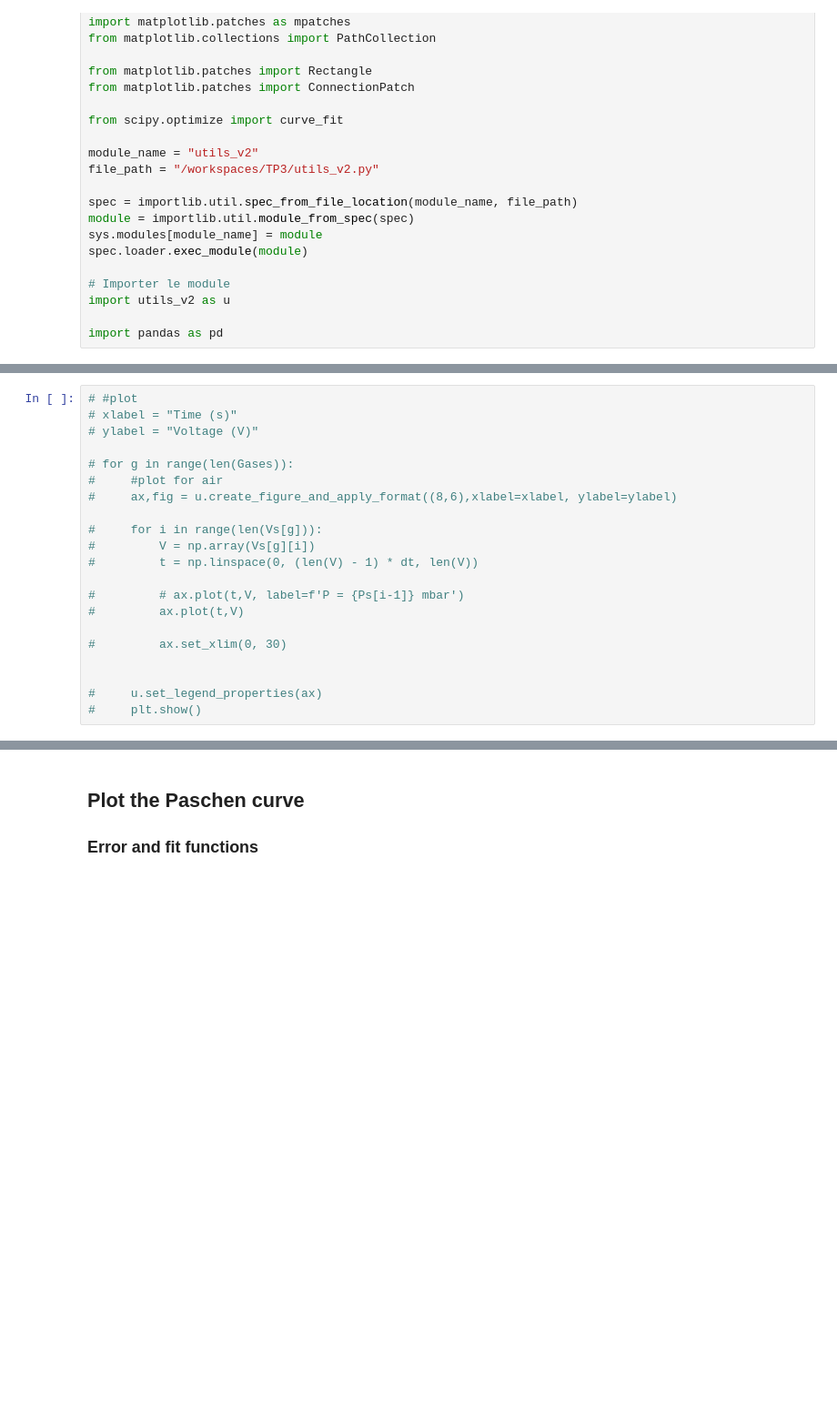
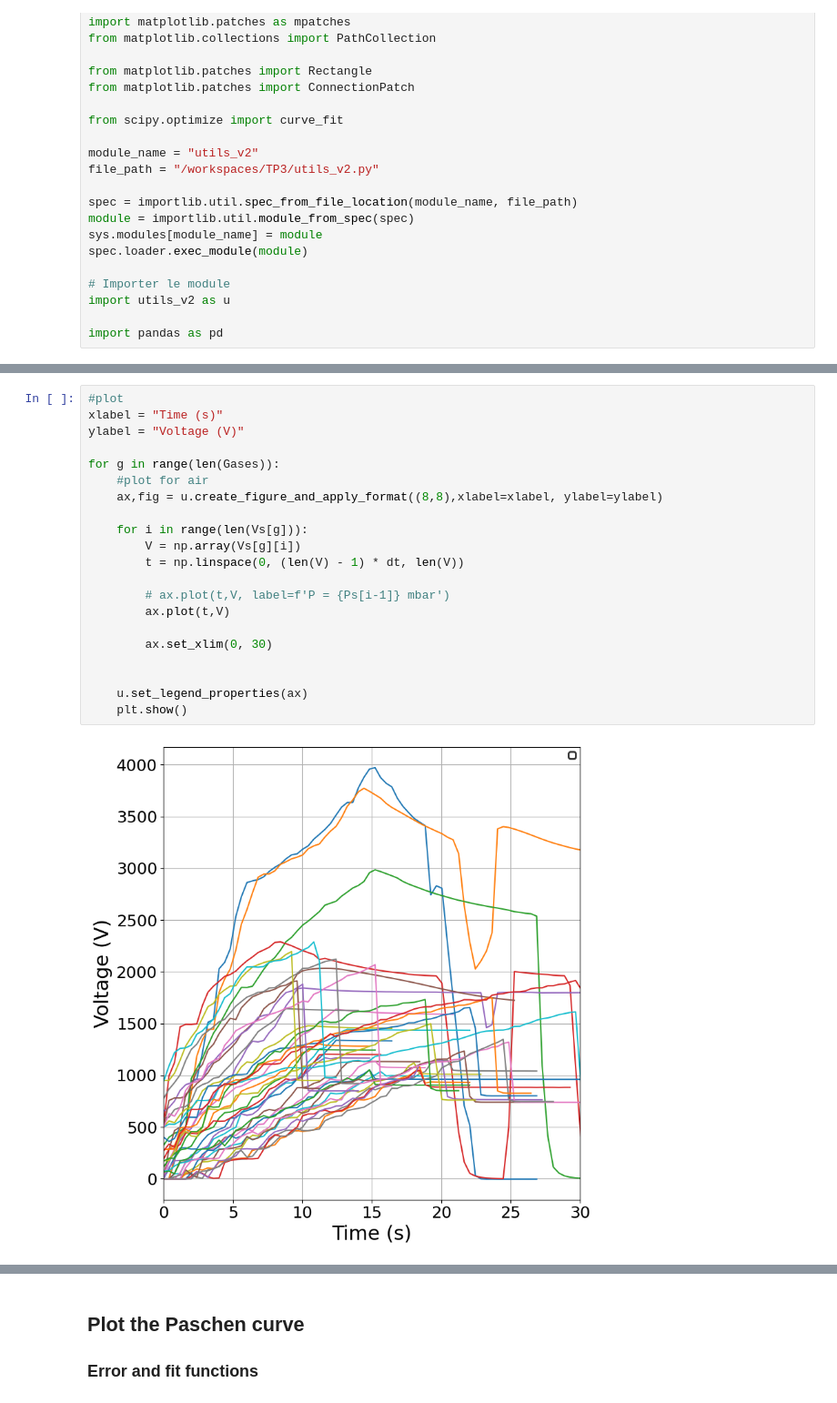
Before and after one commit to ferocitoo/TP3, a Jupyter notebook: TP_Plasma/Discharge.ipynb, the cells around one changed output, grey strips where cells are left out. Shown at 91% size. Drawn from its saved outputs; the diff is of its cells as text; blank space fills up the shorter version.

```diff
--- a/TP_Plasma/Discharge.ipynb
+++ b/TP_Plasma/Discharge.ipynb
@@ -71,21 +107,23 @@ dt = 0.401
 # %%
-# #plot
-# xlabel = "Time (s)"
-# ylabel = "Voltage (V)"
+#plot
+xlabel = "Time (s)"
+ylabel = "Voltage (V)"
 
-# for g in range(len(Gases)):
-#     #plot for air
-#     ax,fig = u.create_figure_and_apply_format((8,6),xlabel=xlabel, ylabel=ylabel)
+for g in range(len(Gases)):
+    #plot for air
+    ax,fig = u.create_figure_and_apply_format((8,8),xlabel=xlabel, ylabel=ylabel)
 
-#     for i in range(len(Vs[g])):
-#         V = np.array(Vs[g][i])
-#         t = np.linspace(0, (len(V) - 1) * dt, len(V))
+    for i in range(len(Vs[g])):
+        V = np.array(Vs[g][i])
+        t = np.linspace(0, (len(V) - 1) * dt, len(V))
 
-#         # ax.plot(t,V, label=f'P = {Ps[i-1]} mbar')
-#         ax.plot(t,V)
+        # ax.plot(t,V, label=f'P = {Ps[i-1]} mbar')
+        ax.plot(t,V)
 
-#         ax.set_xlim(0, 30)
+        ax.set_xlim(0, 30)
 
 
-#     u.set_legend_properties(ax)
-#     plt.show()
+    u.set_legend_properties(ax)
+    plt.show()
+# %% [output]
+[figure, added]
```
Also changed, not shown: parts of 5 cells of this notebook, 2 other files.
